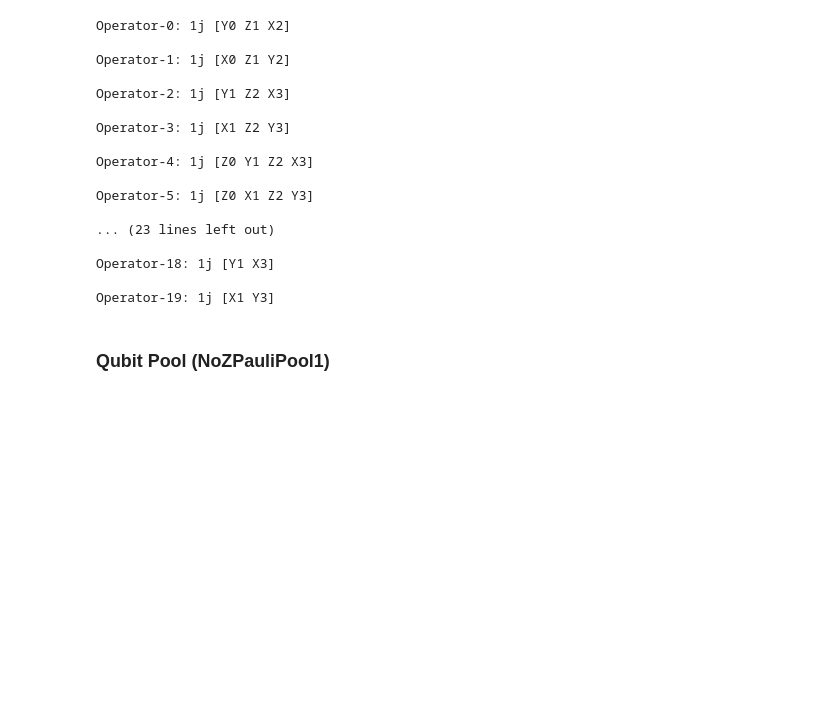
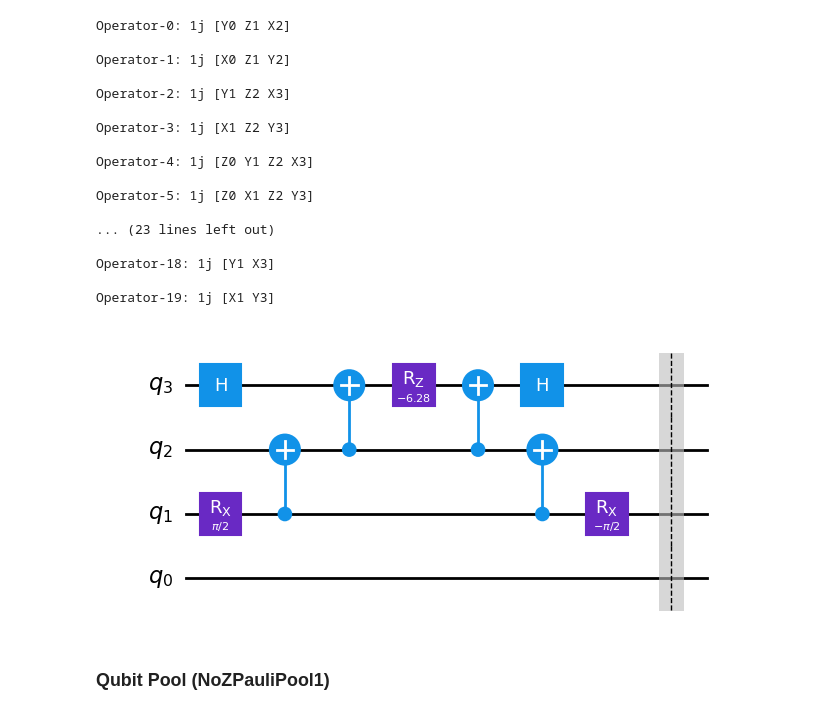
Before and after one commit to azhar-ikhtiarudin/ShotOptimization-ADAPT-VQE, a Jupyter notebook: benchmark/pool_study.ipynb, the cells around one changed output. Saved outputs shown, nothing was run; the diff lists cells and outputs as text; code cells hidden in the pictures; blank space fills up the shorter version.

```diff
--- a/benchmark/pool_study.ipynb
+++ b/benchmark/pool_study.ipynb
@@ -175,6 +200,11 @@ Operator-5: 1j [Z0 X1 Z2 Y3]
 Operator-18: 1j [Y1 X3]
 
 Operator-19: 1j [X1 Y3]
+# %%
+circuit = pauli_pool.get_circuit([1],[3.14])
+circuit.draw()
+# %% [output]
+[figure, added]
 # %% [markdown]
 ### Qubit Pool (NoZPauliPool1)
 # %%
```
Also changed, not shown: parts of 15 cells of this notebook, 7 other files.
